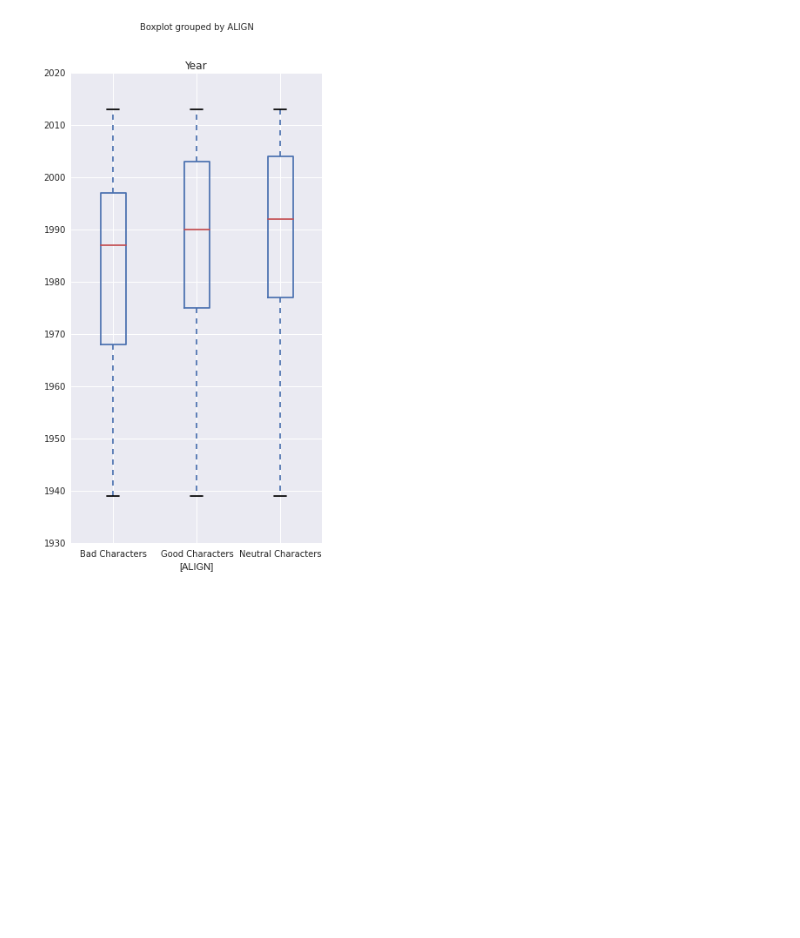
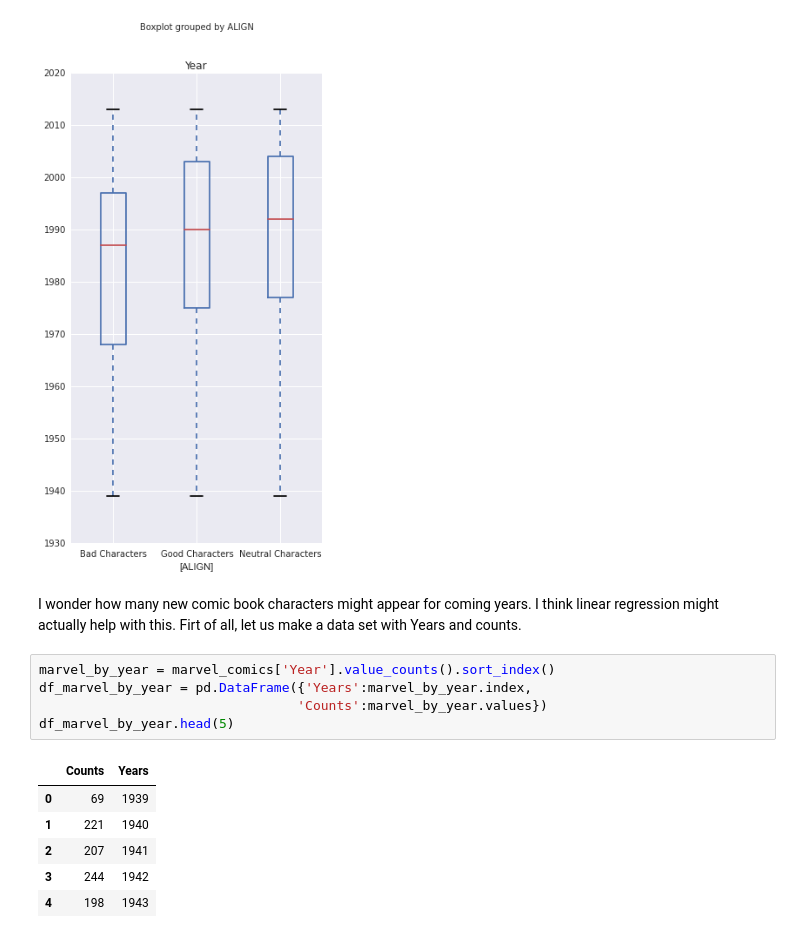
Before and after one commit to manjush3v/Comics, a Jupyter notebook: Comics.ipynb, the cells around one changed output. Drawn from its saved outputs; the diff is of its cells as text; blank space fills up the shorter version.

Commit message:
predict no.of new comic characters for next 5 years in marvel using Linear Regression model

```diff
--- a/Comics.ipynb
+++ b/Comics.ipynb
@@ -334,3 +334,17 @@ year_align.boxplot(by='ALIGN',figsize=(5,10))
 plt.show()
 # %% [output]
 [figure]
+# %% [markdown]
+I wonder how many new comic book characters might appear for coming years. I think linear regression might actually help with this. Firt of all, let us make a data set with Years and counts.
+# %%
+marvel_by_year = marvel_comics['Year'].value_counts().sort_index()
+df_marvel_by_year = pd.DataFrame({'Years':marvel_by_year.index,
+                                 'Counts':marvel_by_year.values})
+df_marvel_by_year.head(5)
+# %% [output]
+|  | Counts | Years |
+| 0 | 69 | 1939 |
+| 1 | 221 | 1940 |
+| 2 | 207 | 1941 |
+| 3 | 244 | 1942 |
+| 4 | 198 | 1943 |
```
Also changed, not shown: parts of 6 cells of this notebook.
